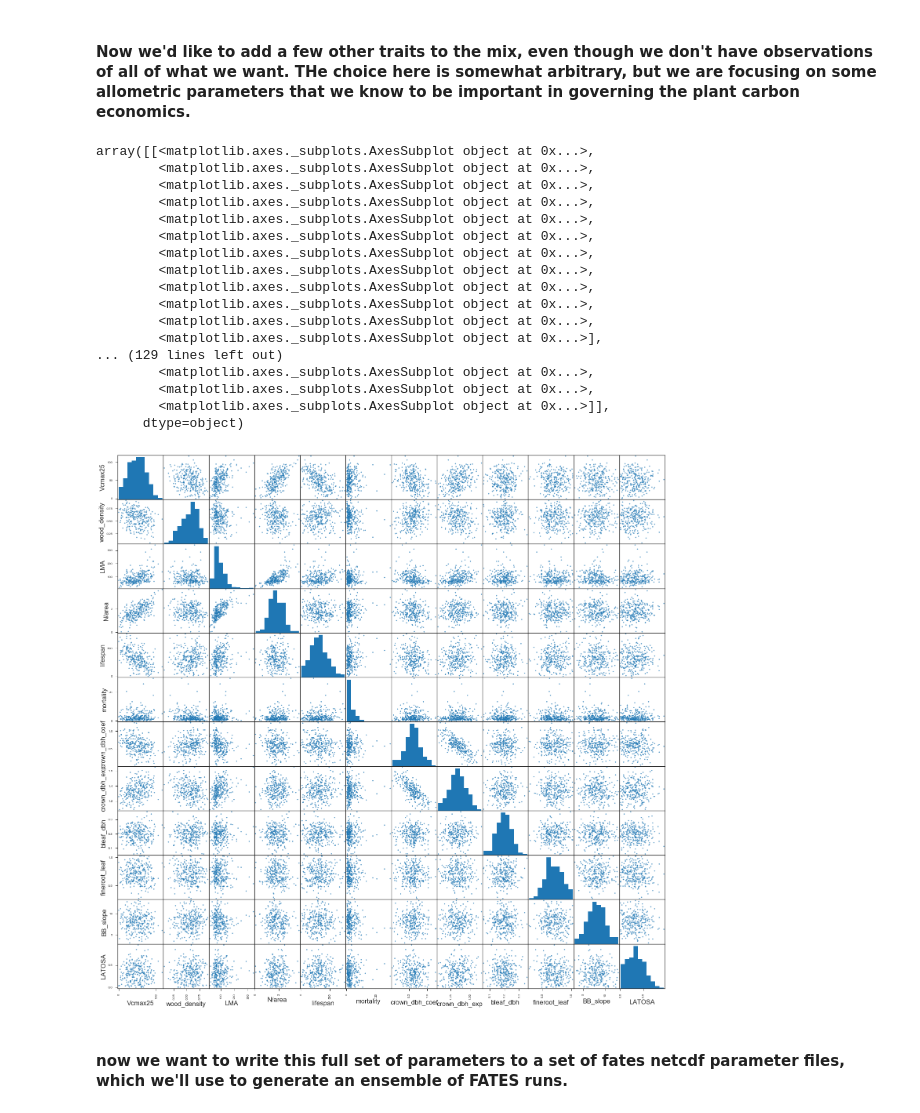
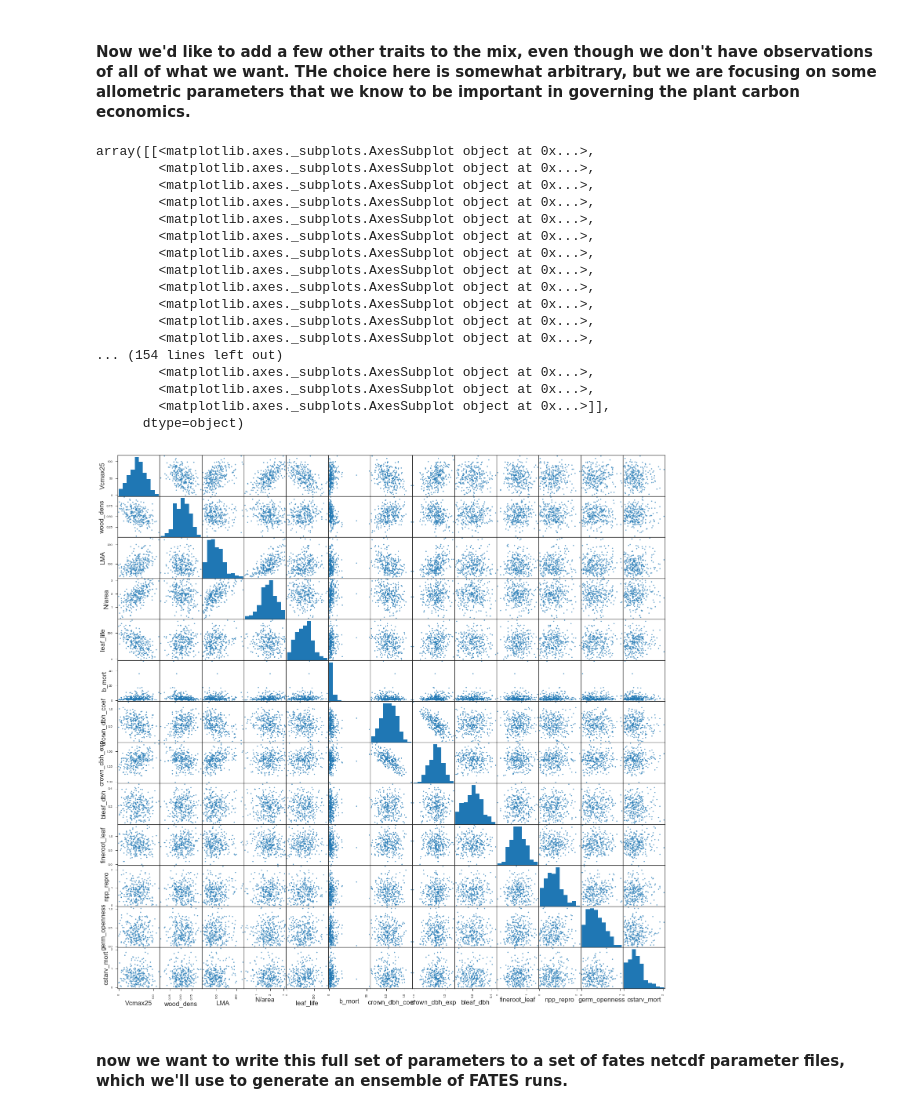
Before and after one commit to NGEET/testbeds, a Jupyter notebook: BCI_testbed/traits_analysis.ipynb, the cells around one changed output. Drawn from its saved outputs; the diff is of its cells as text; code cells hidden in the pictures.

Commit message:
updated traits analysis to include obs of crown allometry, and replaced the latosa and BBslope uncertainty with seed_alloc, germinatino_openness, and cstarve_mort parameters

```diff
--- a/BCI_testbed/traits_analysis.ipynb
+++ b/BCI_testbed/traits_analysis.ipynb
@@ -472,22 +472,30 @@ array([[<matplotlib.axes._subplots.AxesSubplot object at 0x...>,
 ### these next sets of trait distributions are all completely made up.
 
 bleaf_to_dbh_mean = 0.2
-bleaf_to_dbh_variance = (0.05)**2
+bleaf_to_dbh_variance = (0.1)**2
 bleaf_to_dbh_indx = 8
 
 fineroot_to_leaf_mean = 0.7
-fineroot_to_leaf_variance = (0.15)**2
+fineroot_to_leaf_variance = (0.25)**2
 fineroot_to_leaf_indx = 9
 
-bbslope_mean = 8.
-bbslope_variance = (2.)**2
-bbslope_indx = 10
+# parameters to vary
+npp_repro_mean = 0.75
+npp_repro_variance = (0.5)**2
+npp_repro_indx = 10
 
-latosa_mean = 0.3
-latosa_variance = 0.20 ** 2
-latosa_indx = 11
+germ_openness_param_mean = 0.3
+germ_openness_param_variance = (0.3)**2
+germ_openness_param_indx = 11
 
-ntraits_total = 12
+max_mort_rate_cstarve_mean = 0.5
+max_mort_rate_cstarve_variance = (0.5)**2
+max_mort_rate_cstarve_indx = 12
+
+
+
+
+ntraits_total = 13
 full_trait_cov_matrix = np.zeros([ntraits_total,ntraits_total])
 
 # we are using the partially log-transformed traits covariance matrix now
@@ -496,8 +504,10 @@ full_trait_cov_matrix[0:8,0:8] = partially_log_cov[:]
 #full_trait_cov_matrix[mortality_indx,mortality_indx] = mortality_variance
 full_trait_cov_matrix[bleaf_to_dbh_indx,bleaf_to_dbh_indx] = bleaf_to_dbh_variance
 full_trait_cov_matrix[fineroot_to_leaf_indx,fineroot_to_leaf_indx] = fineroot_to_leaf_variance
-full_trait_cov_matrix[bbslope_indx,bbslope_indx] = bbslope_variance
-full_trait_cov_matrix[latosa_indx,latosa_indx] = latosa_variance
+full_trait_cov_matrix[npp_repro_indx,npp_repro_indx] = npp_repro_variance
+full_trait_cov_matrix[germ_openness_param_indx,germ_openness_param_indx] = germ_openness_param_variance
+full_trait_cov_matrix[max_mort_rate_cstarve_indx,max_mort_rate_cstarve_indx] = max_mort_rate_cstarve_variance
+
 
 
 means_total = np.zeros(ntraits_total)
@@ -506,8 +516,10 @@ means_total[0:8] = partially_log_means[:]
 
 means_total[bleaf_to_dbh_indx] = bleaf_to_dbh_mean
 means_total[fineroot_to_leaf_indx] = fineroot_to_leaf_mean
-means_total[bbslope_indx] = bbslope_mean
-means_total[latosa_indx] = latosa_mean
+means_total[npp_repro_indx] = npp_repro_mean
+means_total[germ_openness_param_indx] = germ_openness_param_mean
+means_total[max_mort_rate_cstarve_indx] = max_mort_rate_cstarve_mean
+
 
 X_total = randomstate.multivariate_normal(means_total, np.array(full_trait_cov_matrix), n_out)
 X_total_backup = randomstate.multivariate_normal(means_total, np.array(full_trait_cov_matrix), n_out)
@@ -522,37 +534,37 @@ for i in range(len(columns_log)):
 ### in the row are positive.  if not, replace the entire row with one from a backup array
 backup_copy = -1
 for i in range(n_out):
     if X_total[i,:].min() <= 0:
         replacement_found = False
         backup_copy = backup_copy + 1
         while not replacement_found:
             if X_total_backup[backup_copy,:].min() > 0:
                 replacement_found = True
             else:
                 backup_copy = backup_copy + 1
         X_total[i,:] = X_total_backup[backup_copy,:]
-column_names_full = ['Vcmax25', 'wood_density', 'LMA', 'N/area','lifespan','mortality','crown_dbh_coef','crown_dbh_exp','bleaf_dbh','fineroot_leaf','BB_slope','LATOSA']
+column_names_full = ['Vcmax25', 'wood_dens', 'LMA', 'N/area','leaf_life','b_mort','crown_dbh_coef','crown_dbh_exp','bleaf_dbh','fineroot_leaf','npp_repro','germ_openness','cstarv_mort']
 df4 = pandas.DataFrame(X_total, columns=column_names_full)
 pandas.plotting.scatter_matrix(df4, alpha=0.7, figsize=(25, 25), diagonal='hist')
 # %% [output]
 array([[<matplotlib.axes._subplots.AxesSubplot object at 0x...>,
         <matplotlib.axes._subplots.AxesSubplot object at 0x...>,
         <matplotlib.axes._subplots.AxesSubplot object at 0x...>,
         <matplotlib.axes._subplots.AxesSubplot object at 0x...>,
         <matplotlib.axes._subplots.AxesSubplot object at 0x...>,
         <matplotlib.axes._subplots.AxesSubplot object at 0x...>,
         <matplotlib.axes._subplots.AxesSubplot object at 0x...>,
         <matplotlib.axes._subplots.AxesSubplot object at 0x...>,
         <matplotlib.axes._subplots.AxesSubplot object at 0x...>,
         <matplotlib.axes._subplots.AxesSubplot object at 0x...>,
         <matplotlib.axes._subplots.AxesSubplot object at 0x...>,
-        <matplotlib.axes._subplots.AxesSubplot object at 0x...>],
-... (129 lines left out)
+        <matplotlib.axes._subplots.AxesSubplot object at 0x...>,
+... (154 lines left out)
         <matplotlib.axes._subplots.AxesSubplot object at 0x...>,
         <matplotlib.axes._subplots.AxesSubplot object at 0x...>,
         <matplotlib.axes._subplots.AxesSubplot object at 0x...>]],
       dtype=object)
-[figure, old version]
+[figure, new version]
 # %% [markdown]
 #### now we want to write this full set of parameters to a set of fates netcdf parameter files, which we'll use to generate an ensemble of FATES runs.
 # %%
```
Also changed, not shown: parts of 4 cells of this notebook.
